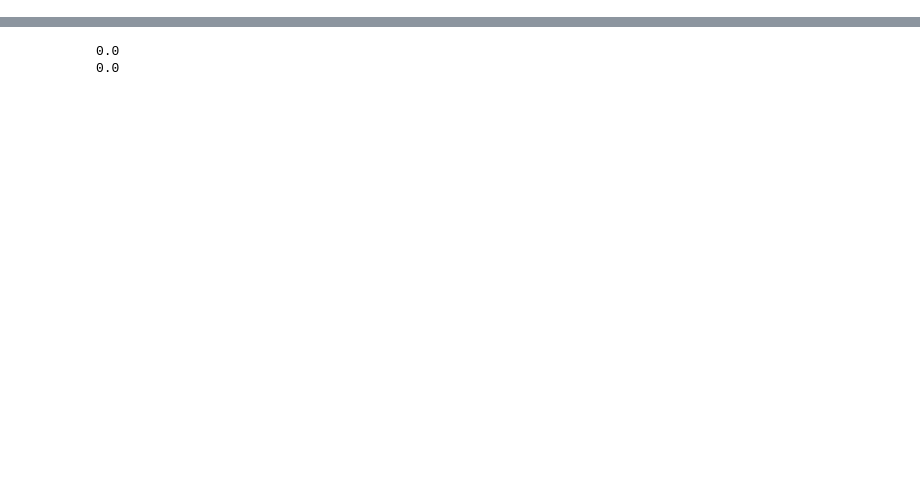
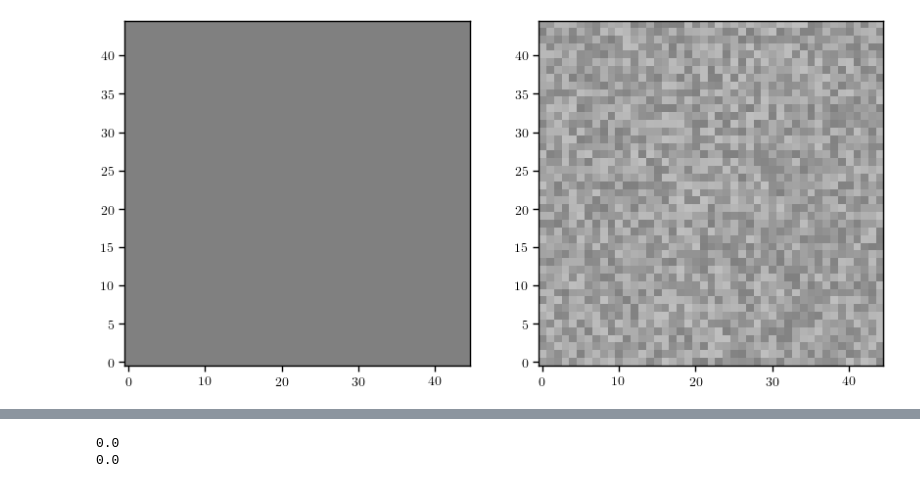
Before and after one commit to AstroMusers/mejiro, a Jupyter notebook: notebooks/dev/chi_square.ipynb, the cells around one changed output, grey strips where cells are left out. Cells and saved outputs as stored; diff of their text form; code cells hidden in the pictures; blank space fills up the shorter version.

```diff
--- a/notebooks/dev/chi_square.ipynb
+++ b/notebooks/dev/chi_square.ipynb
@@ -37,3 +40,10 @@ error = (np.random.rand(45, 45) - (0.5 * np.ones((45, 45)))) * 0.1
 test_2 = np.ones((45, 45))
 test_2 += error
+# %%
+_, ax = plt.subplots(1, 2, figsize=(10, 5))
+ax[0].imshow(test_1, cmap='gray', vmin=0, vmax=2)
+ax[1].imshow(test_2, cmap='gray', vmin=0, vmax=2)
+plt.show()
+# %% [output]
+[figure, added]
 # %%
```
Also changed, not shown: parts of 7 cells of this notebook, 2 other files.
